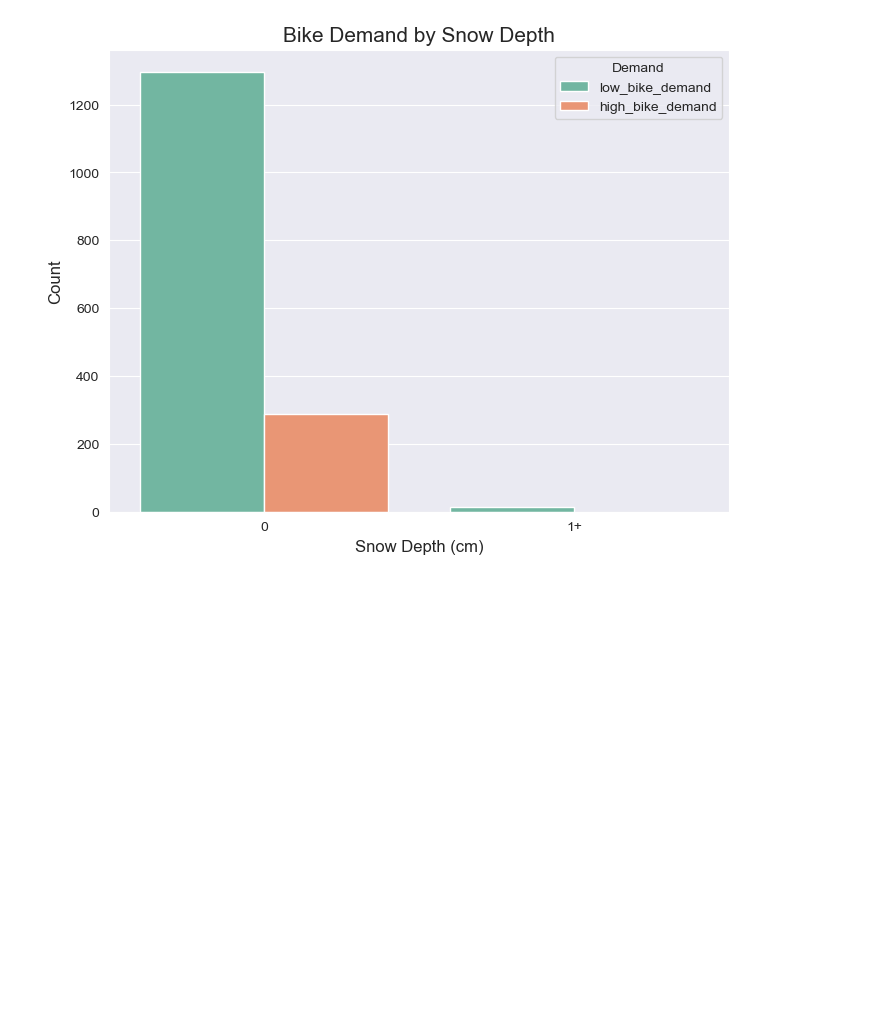
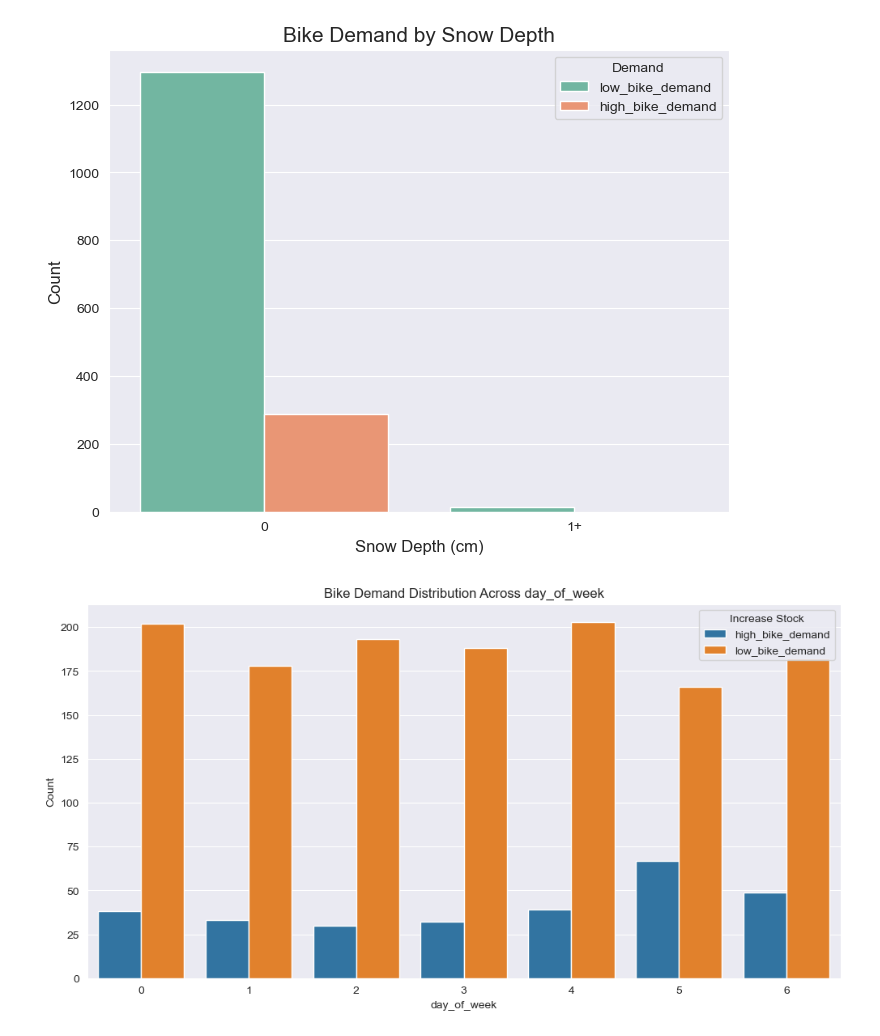
Before and after one commit to mihoyoMhb/SMLproject, a Jupyter notebook: New.ipynb, the cells around one changed output. Cells and saved outputs as stored; diff of their text form; code cells hidden in the pictures; blank space fills up the shorter version.

```diff
--- a/New.ipynb
+++ b/New.ipynb
@@ -92,3 +96,17 @@ plt.legend(title='Demand')
 plt.show()
 # %% [output]
 [figure]
+# %%
+# 计算每个小时段内各类别的计数
+hourly_counts = data.groupby(['day_of_week', 'increase_stock']).size().reset_index(name='count')
+
+# 绘制条形图
+plt.figure(figsize=(12, 6))
+sns.barplot(x='day_of_week', y='count', hue='increase_stock', data=hourly_counts)
+plt.xlabel('day_of_week')
+plt.ylabel('Count')
+plt.title('Bike Demand Distribution Across day_of_week')
+plt.legend(title='Increase Stock')
+plt.show()
+# %% [output]
+[figure, added]
```
Also changed, not shown: parts of 10 cells of this notebook, 6 other files.
